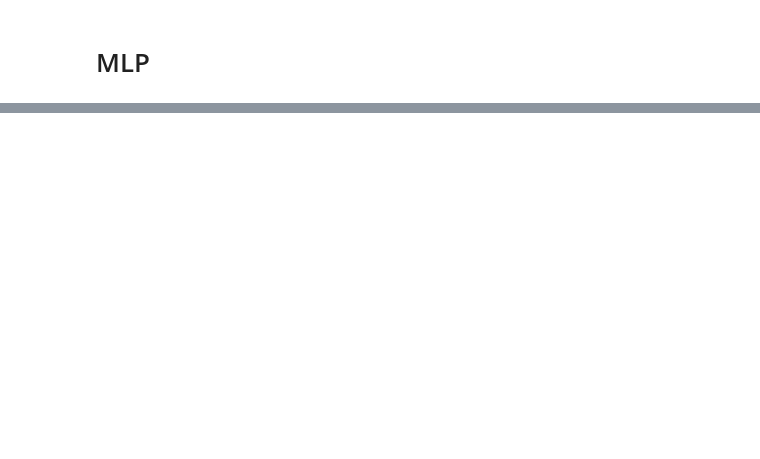
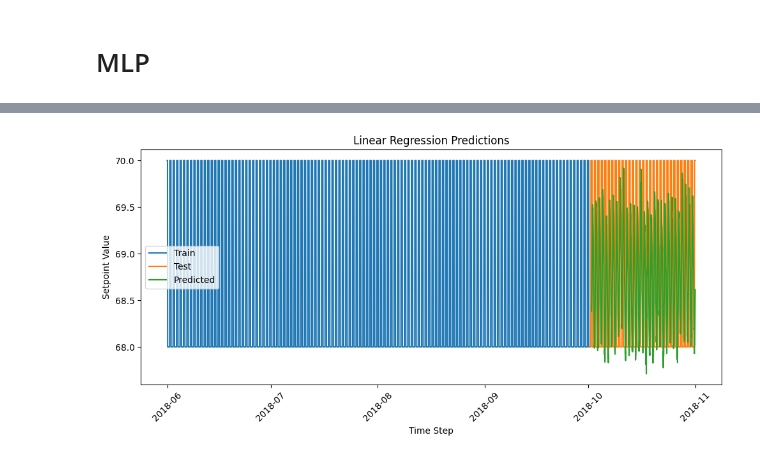
Before and after one commit to adrianlopezlanchares/Space-Conditioning-Electrification, a Jupyter notebook: consumption/setpoint-prediction/setpoint_model.ipynb, the cells around one changed output, grey strips where cells are left out. Drawn from its saved outputs; the diff is of its cells as text; code cells hidden in the pictures; blank space fills up the shorter version.

```diff
--- a/consumption/setpoint-prediction/setpoint_model.ipynb
+++ b/consumption/setpoint-prediction/setpoint_model.ipynb
@@ -567,0 +635,18 @@ plt.show()
+# %%
+# Predict
+cooling_predictions, cooling_actuals = evaluate(heating_model, cooling_test_loader)
+# %%
+# Plot train, test and predictions
+plt.figure(figsize=(10, 5))
+plt.plot(cooling_train_timeseries.index, cooling_train_timeseries["setpoint"], label="Train")
+plt.plot(cooling_test_timeseries.index, cooling_test_timeseries["setpoint"], label="Test")
+plt.plot(cooling_test_timeseries.index[13:], cooling_predictions, label="Predicted")
+plt.title("Linear Regression Predictions")
+plt.xlabel("Time Step")
+plt.ylabel("Setpoint Value")
+plt.legend()
+plt.xticks(rotation=45)
+plt.tight_layout()
+plt.show()
+# %% [output]
+[figure, added]
```
Also changed, not shown: parts of 21 cells of this notebook, 3 other files.
